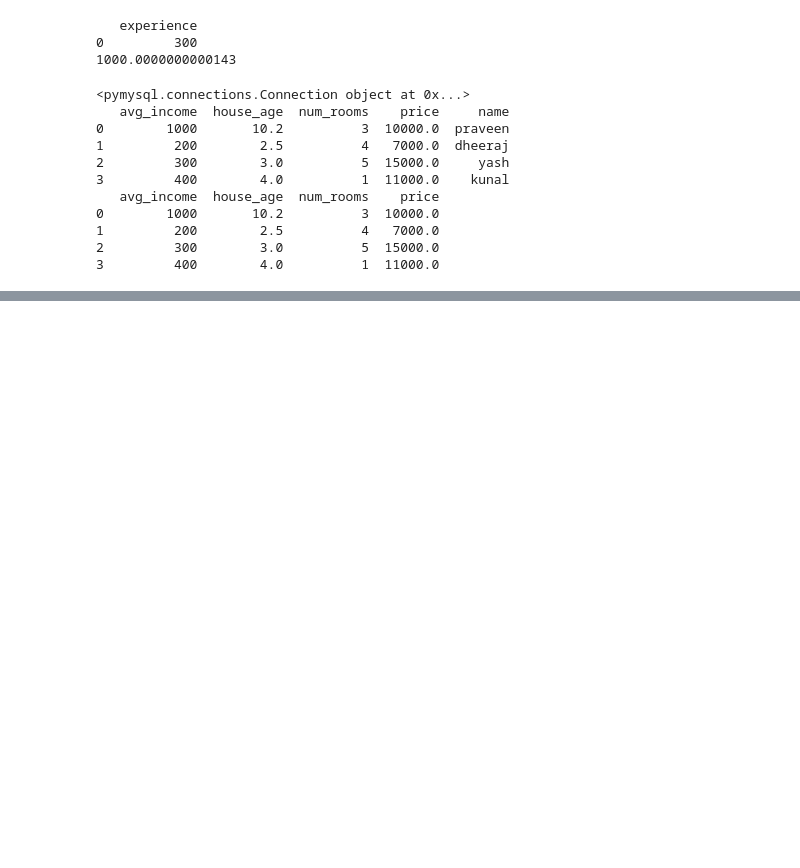
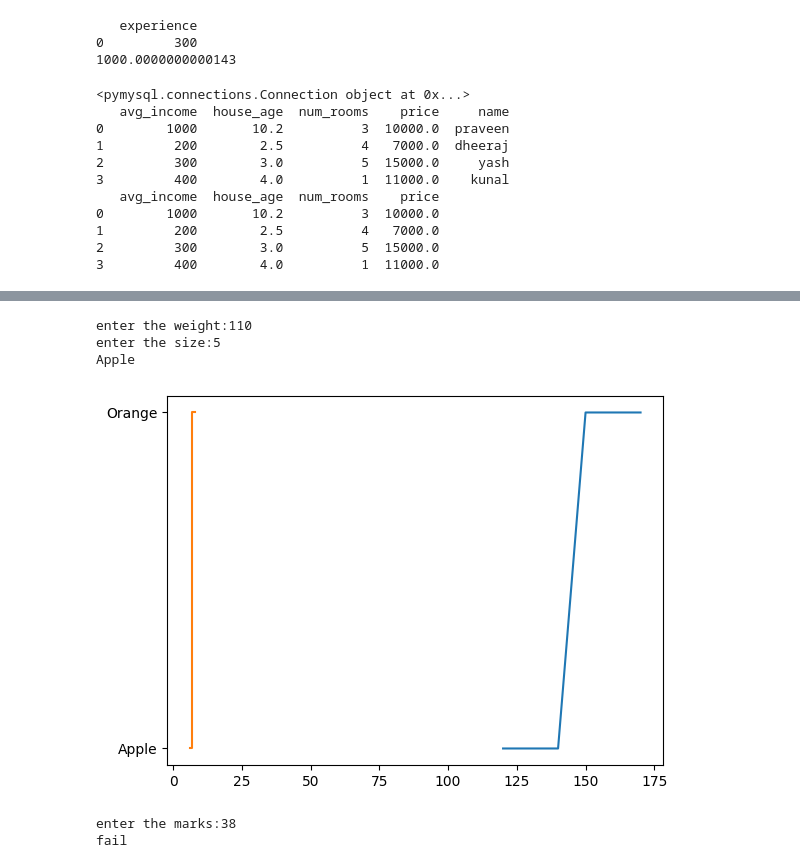
Before and after one commit to Vanshu2374/data-science-45-days, a Jupyter notebook: grass3.ipynb, the cells around one changed output, grey strips where cells are left out. Drawn from its saved outputs; the diff is of its cells as text; code cells hidden in the pictures; blank space fills up the shorter version.

```diff
--- a/grass3.ipynb
+++ b/grass3.ipynb
@@ -514,0 +636,68 @@ predict_data = model.predict(new_data)
+# %%
+# classification
+import numpy as np
+import pandas as pd
+from sklearn.tree import DecisionTreeClassifier
+
+df = pd.DataFrame({
+    "Weight":[120,140,150,170],
+    "Size":[6,7,7,8]
+})
+
+x = df
+y = ["Apple","Apple","Orange","Orange"]
+
+# model
+model = DecisionTreeClassifier()
+model.fit(x,y)
+
+# prediction data
+input_weight = int(input("enter the weight:"))
+input_size = int(input("enter the size:"))
+new_data = pd.DataFrame({
+    "Weight":[input_weight],
+    "Size":[input_size]
+})
+
+# predicted data
+predicted_data = model.predict(new_data)
+print(predicted_data[0])
+
+import matplotlib.pyplot as plt
+plt.plot(x,y)
+plt.show()
+# %% [output]
+enter the weight:110
+enter the size:5
+Apple
+[figure, added]
+# %%
+import numpy as np
+import pandas as pd
+from sklearn.tree import DecisionTreeClassifier
+
+df = pd.DataFrame({
+    "marks":[10,20,25,39,40,55,70,80],
+    "result":['fail','fail','fail','fail','pass','pass','pass','pass']
+})
+
+x = df[['marks']]
+y = df['result']
+
+# model
+model = DecisionTreeClassifier()
+model.fit(x,y)
+
+
+# predicted data
+input_marks = int(input("enter the marks:"))
+new_data = pd.DataFrame({
+    "marks":[input_marks]
+})
+
+# prediction
+model_predict = model.predict(new_data)
+print(model_predict[0])
+# %% [output]
+enter the marks:38
+fail
```
Also changed, not shown: parts of 4 cells of this notebook.
